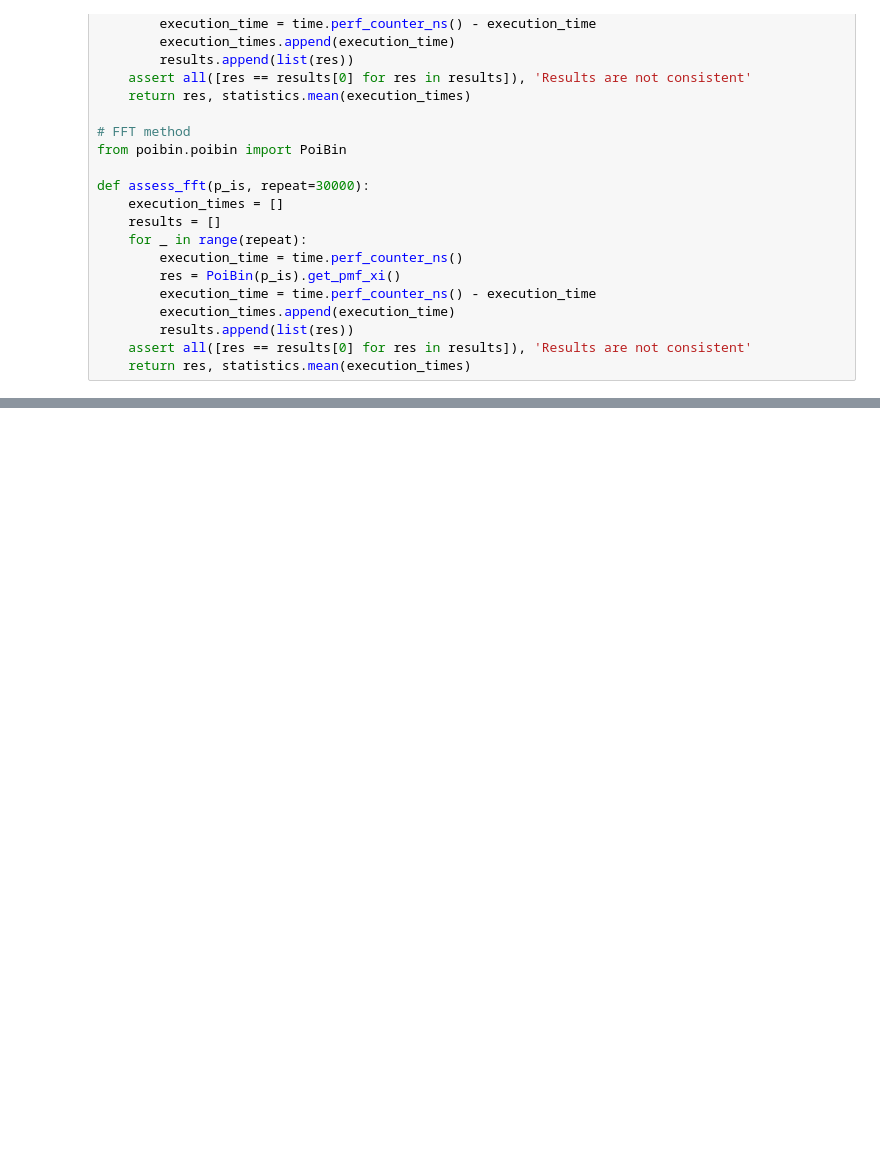
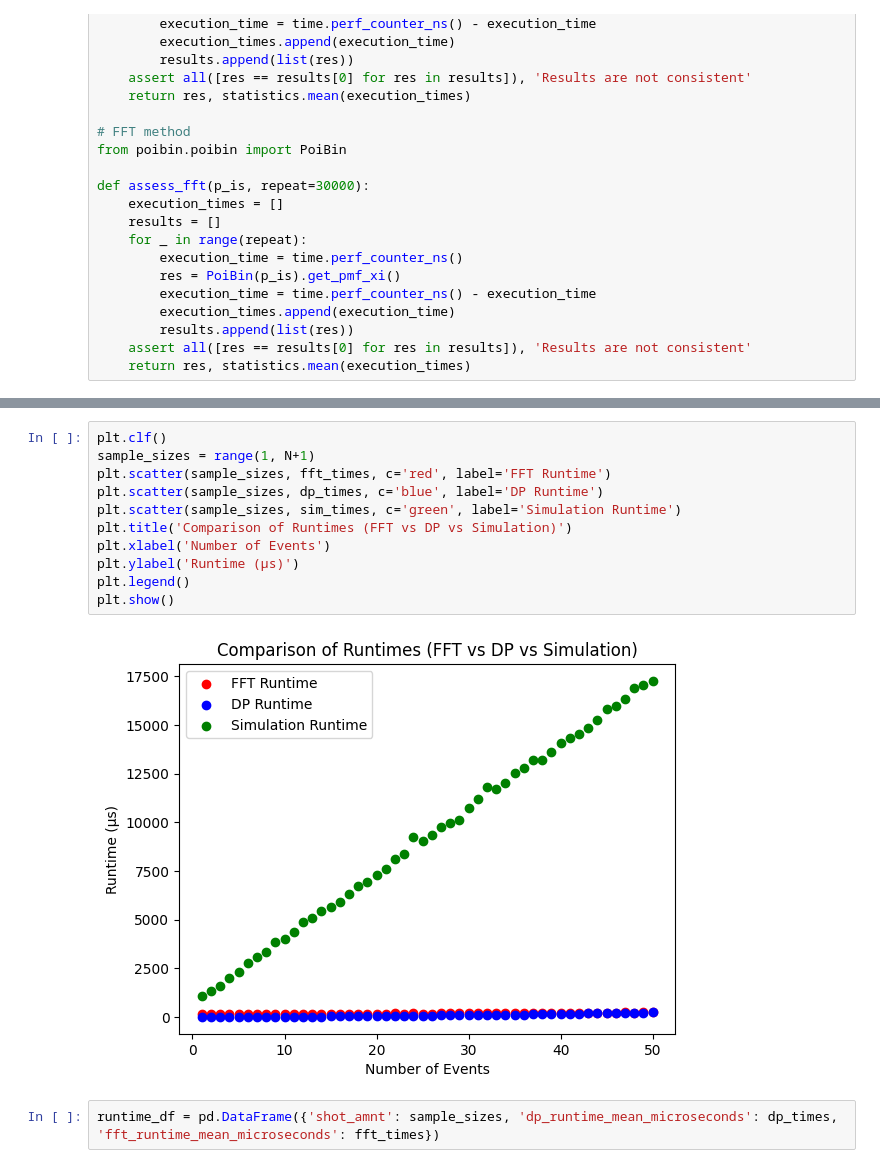
Before and after one commit to StrikerBadger/bachelor-thesis, a Jupyter notebook: assess_algos.ipynb, the cells around one changed output, grey strips where cells are left out. Saved outputs shown, nothing was run; the diff lists cells and outputs as text; blank space fills up the shorter version.

```diff
--- a/assess_algos.ipynb
+++ b/assess_algos.ipynb
@@ -151,0 +158,15 @@ plt.show()
+# %%
+plt.clf()
+sample_sizes = range(1, N+1)
+plt.scatter(sample_sizes, fft_times, c='red', label='FFT Runtime')
+plt.scatter(sample_sizes, dp_times, c='blue', label='DP Runtime')
+plt.scatter(sample_sizes, sim_times, c='green', label='Simulation Runtime')
+plt.title('Comparison of Runtimes (FFT vs DP vs Simulation)')
+plt.xlabel('Number of Events')
+plt.ylabel('Runtime (μs)')
+plt.legend()
+plt.show()
+# %% [output]
+[figure, added]
+# %%
+runtime_df = pd.DataFrame({'shot_amnt': sample_sizes, 'dp_runtime_mean_microseconds': dp_times, 'fft_runtime_mean_microseconds': fft_times})
```
Also changed, not shown: parts of 11 cells of this notebook, 3 other files.
